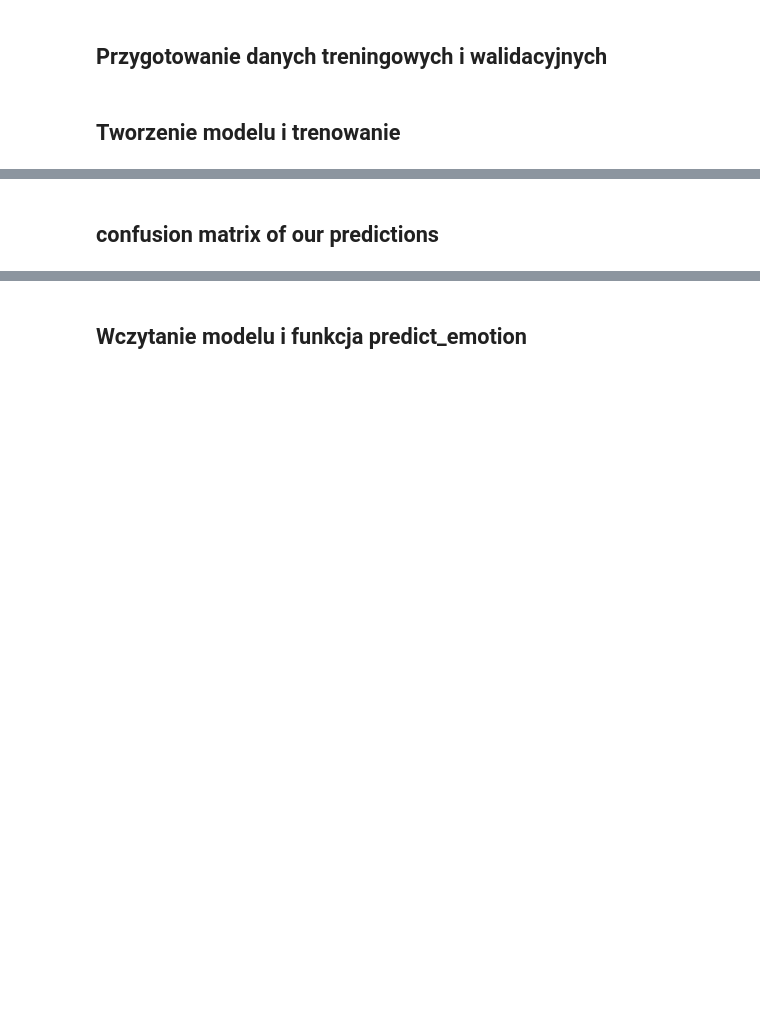
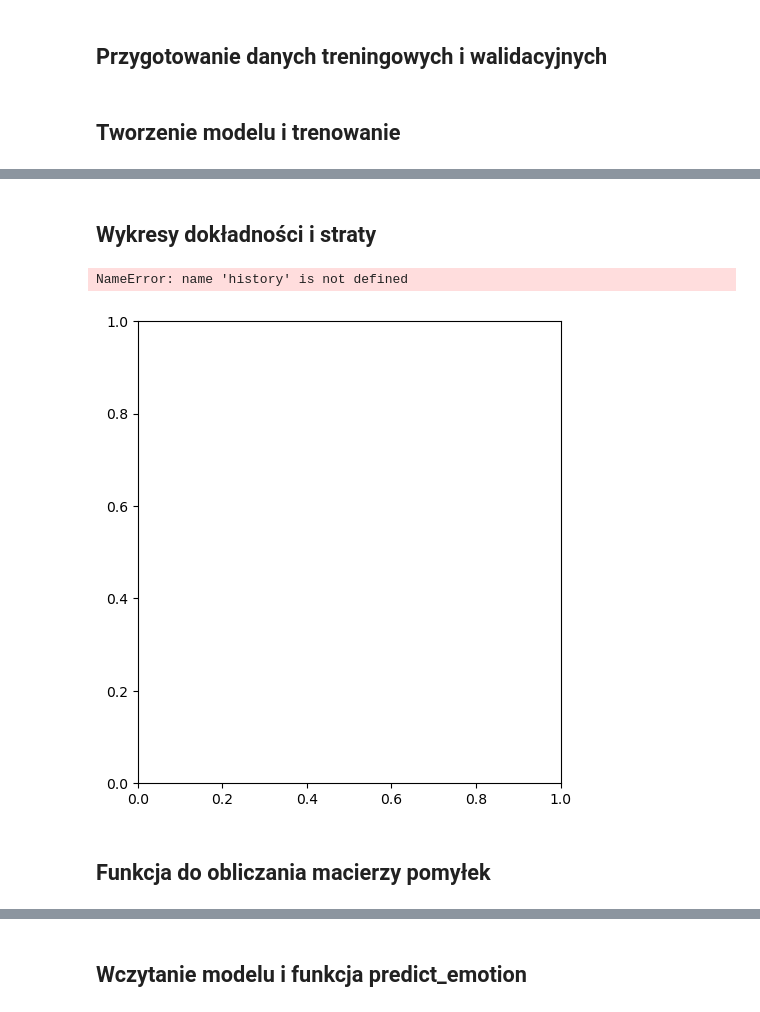
Before and after one commit to kub147/AIEmotions, a Jupyter notebook: podzielony.ipynb, the cells around one changed output, grey strips where cells are left out. Cells and saved outputs as stored; diff of their text form; code cells hidden in the pictures; blank space fills up the shorter version.

```diff
--- a/podzielony.ipynb
+++ b/podzielony.ipynb
@@ -137,11 +140,6 @@ val_labels = to_categorical(val_labels, len(emotions))
 # %% [markdown]
 ## Tworzenie modelu i trenowanie
 # %%
-from keras.models import Sequential
-from keras.layers import Conv2D, MaxPooling2D, Flatten, Dense, Dropout, BatchNormalization, Activation
-from keras.optimizers import Adam
-
-
 # Tworzenie modelu
 model = Sequential()
 
@@ -161,13 +159,11 @@ model.add(BatchNormalization())
 model.add(MaxPooling2D(pool_size=(2, 2)))
 model.add(Dropout(0.25))
 
-# 3rd Convolution layer
 model.add(Conv2D(512, (3, 3), padding='same'))
 model.add(BatchNormalization())
 model.add(MaxPooling2D(pool_size=(2, 2)))
 model.add(Dropout(0.25))
 
-# 4th Convolution layer
 model.add(Conv2D(512, (3, 3), padding='same'))
 model.add(BatchNormalization())
 model.add(MaxPooling2D(pool_size=(2, 2)))
@@ -185,7 +181,7 @@ model.add(Dense(len(emotions), activation='softmax'))  # Wyjście: liczba emocji
 model.compile(optimizer=Adam(learning_rate=0.0001), loss='categorical_crossentropy', metrics=['accuracy'])
 
 # Trenowanie modelu
-history = model.fit(train_data, train_labels, epochs=30, batch_size=32, validation_data=(val_data, val_labels))
+history = model.fit(train_data, train_labels, epochs=40, batch_size=32, validation_data=(val_data, val_labels))
 
 # Ocena modelu
 val_loss, val_accuracy = model.evaluate(val_data, val_labels)
@@ -215,3 +211,31 @@ Validation Accuracy: 0.5981308221817017
-# %% [markdown]
-## confusion matrix of our predictions
+# %% [markdown]
+## Wykresy dokładności i straty
+# %%
+plt.figure(figsize=(12, 6))
+
+# Wykres dokładności
+plt.subplot(1, 2, 1)
+plt.plot(history.history['accuracy'], label='Trening')
+plt.plot(history.history['val_accuracy'], label='Walidacja')
+plt.title('Dokładność modelu')
+plt.xlabel('Epoki')
+plt.ylabel('Dokładność')
+plt.legend()
+
+# Wykres straty
+plt.subplot(1, 2, 2)
+plt.plot(history.history['loss'], label='Trening')
+plt.plot(history.history['val_loss'], label='Walidacja')
+plt.title('Strata modelu')
+plt.xlabel('Epoki')
+plt.ylabel('Strata')
+plt.legend()
+
+plt.tight_layout()
+plt.show()
+# %% [output]
+NameError: name 'history' is not defined
+[figure, added]
+# %% [markdown]
+## Funkcja do obliczania macierzy pomyłek
 # %%
```
Also changed, not shown: parts of 9 cells of this notebook, 3 other files.
